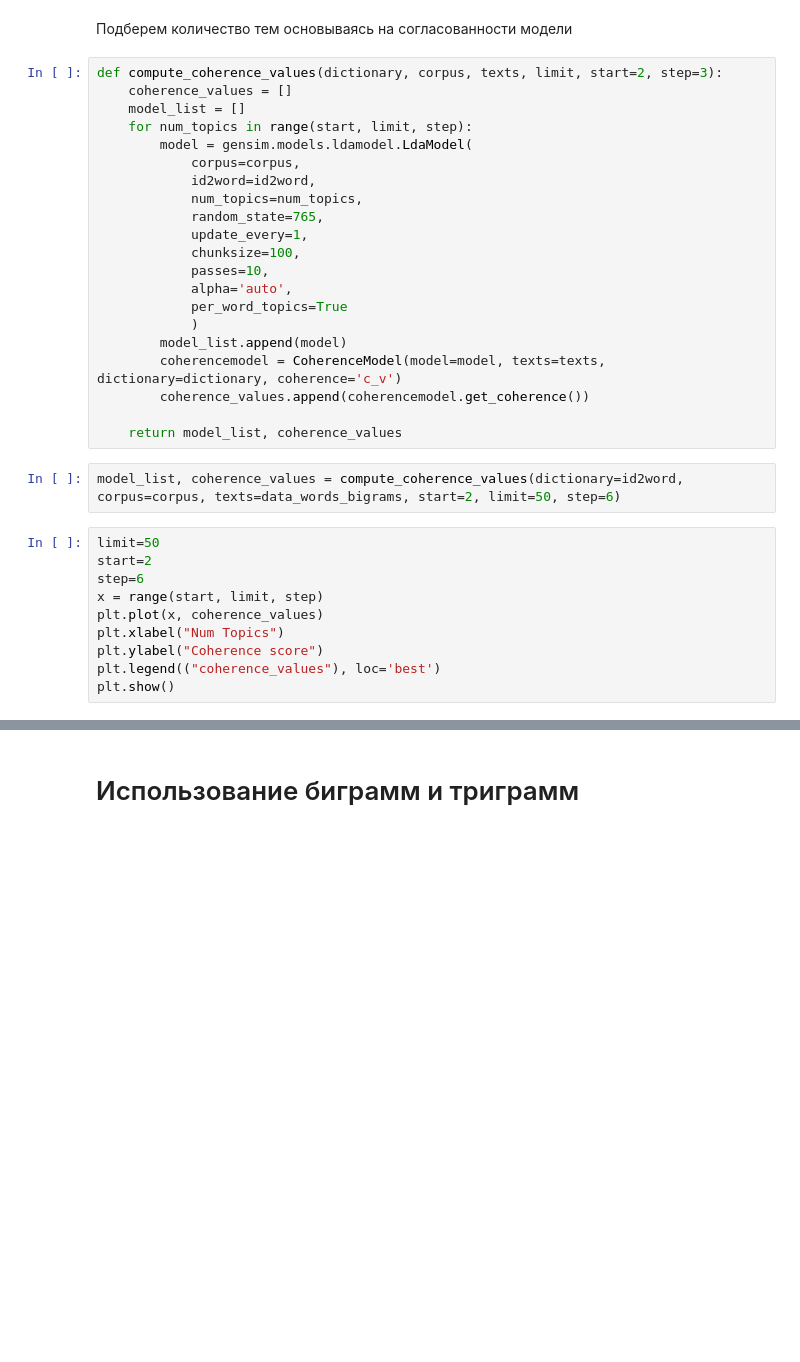
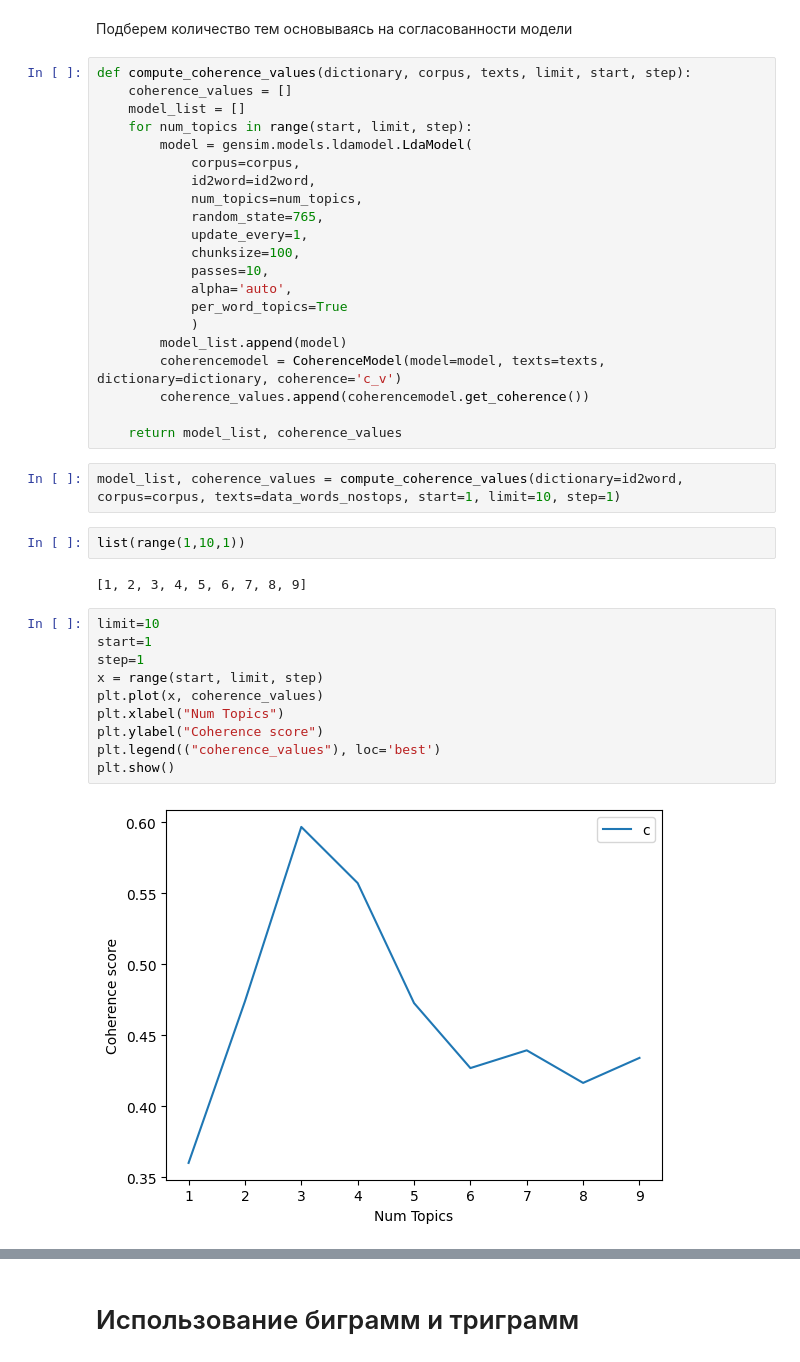
Before and after one commit to FreazerKRD/hackathon-recruiters, a Jupyter notebook: topic_modeling_new.ipynb, the cells around one changed output, grey strips where cells are left out. Cells and saved outputs as stored; diff of their text form; blank space fills up the shorter version.

Commit message:
topic modeling

```diff
--- a/topic_modeling_new.ipynb
+++ b/topic_modeling_new.ipynb
@@ -274,7 +274,7 @@ topic
 # %% [markdown]
 Подберем количество тем основываясь на согласованности модели
 # %%
-def compute_coherence_values(dictionary, corpus, texts, limit, start=2, step=3):
+def compute_coherence_values(dictionary, corpus, texts, limit, start, step):
     coherence_values = []
     model_list = []
     for num_topics in range(start, limit, step):
@@ -295,14 +295,20 @@ def compute_coherence_values(dictionary, corpus, texts, limit, start=2, step=3):
 
     return model_list, coherence_values
 # %%
-model_list, coherence_values = compute_coherence_values(dictionary=id2word, corpus=corpus, texts=data_words_bigrams, start=2, limit=50, step=6)
+model_list, coherence_values = compute_coherence_values(dictionary=id2word, corpus=corpus, texts=data_words_nostops, start=1, limit=10, step=1)
+# %%
+list(range(1,10,1))
+# %% [output]
+[1, 2, 3, 4, 5, 6, 7, 8, 9]
 # %%
-limit=50
-start=2
-step=6
+limit=10
+start=1
+step=1
 x = range(start, limit, step)
 plt.plot(x, coherence_values)
 plt.xlabel("Num Topics")
 plt.ylabel("Coherence score")
 plt.legend(("coherence_values"), loc='best')
 plt.show()
+# %% [output]
+[figure, added]
```
Also changed, not shown: parts of 11 cells of this notebook.
